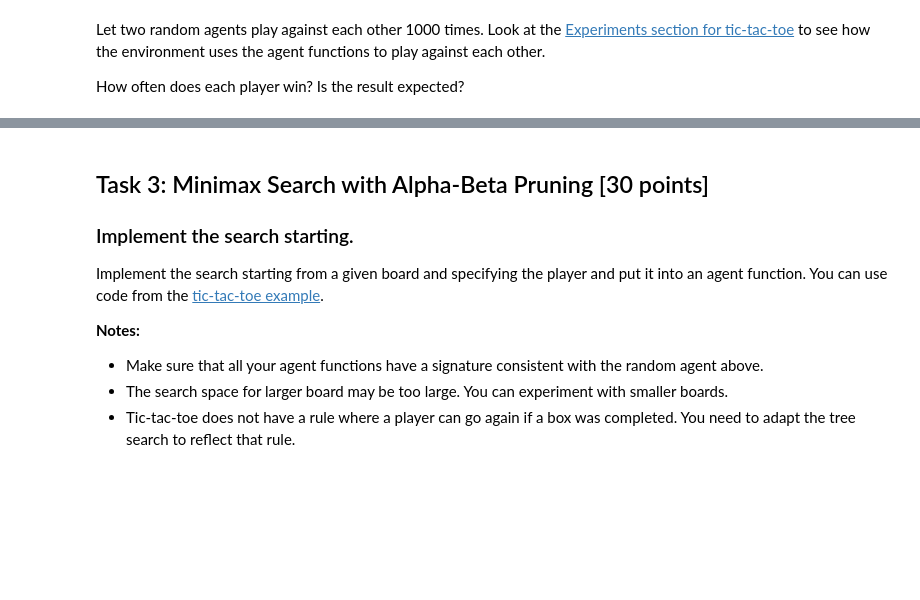
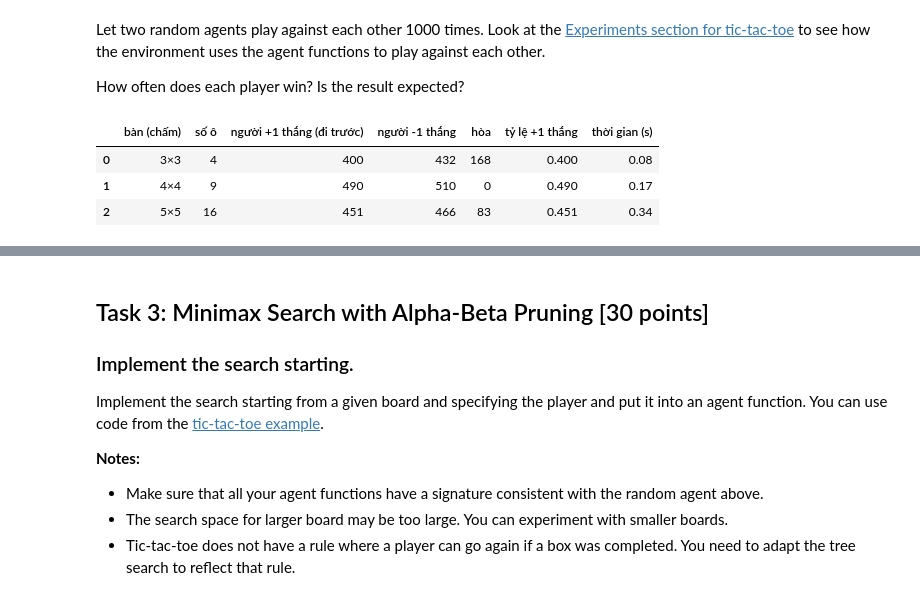
Before and after one commit to 10tothepowerof6/AdvancedAI-Repo, a Jupyter notebook: lab05_game_HuynhTanPhiHung_3124720026_DoXuanTrieu_3124720072_LeTanPhat_3124720050_LeNgocPhuc_3124720053/lab05 - game/assignment_dots_and_boxes.ipynb, the cells around one changed output, grey strips where cells are left out. Cells and saved outputs as stored; diff of their text form; code cells hidden in the pictures; blank space fills up the shorter version.

```diff
--- a/lab05_game_HuynhTanPhiHung_3124720026_DoXuanTrieu_3124720072_LeTanPhat_3124720050_LeNgocPhuc_3124720053/lab05 - game/assignment_dots_and_boxes.ipynb
+++ b/lab05_game_HuynhTanPhiHung_3124720026_DoXuanTrieu_3124720072_LeTanPhat_3124720050_LeNgocPhuc_3124720053/lab05 - game/assignment_dots_and_boxes.ipynb
@@ -121,0 +380,31 @@ The argument `player` is used for agents that do not store what side they are pl
+# %%
+# [Bài 10] Random agent: nhận bàn cờ (percept), trả một nước hợp lệ.
+def random_player(board, player=None):
+    """Chọn ngẫu nhiên đều một đoạn còn trống; `player` không dùng."""
+    moves = actions(board)
+    return moves[np.random.randint(len(moves))]
+
+# Môi trường: hai agent lần lượt đi, đóng ô thì được đi tiếp.
+def play_game(agent1, agent2, size=(4, 4), show_final_board=False):
+    """Chơi 1 ván, agent1 là người +1 và đi trước. Trả utility theo góc nhìn +1."""
+    board, player = new_board(*size), 1
+    agents = {1: agent1, -1: agent2}
+    while not terminal(board):
+        action = agents[player](board, player)
+        new = result(board, player, action)
+        player = next_player(board, new, player)
+        board = new
+    if show_final_board:
+        show_board(board)
+    return utility(board, 1)
+
+def play(agent1, agent2, N=1000, size=(4, 4)):
+    """Cho hai agent đấu N ván; agent1 (+1) luôn đi trước."""
+    results = {1: 0, -1: 0, 0: 0}
+    for _ in range(N):
+        results[play_game(agent1, agent2, size)] += 1
+    return results
+
+np.random.seed(42)
+print('Một ván mẫu trên bàn 4×4 chấm, kết quả theo người +1:',
+      play_game(random_player, random_player, show_final_board=True))
@@ -127,0 +425,19 @@ How often does each player win? Is the result expected?
+# %%
+# [Bài 10] Hai random agent đấu 1000 ván trên nhiều kích thước bàn (seed 42).
+import time
+rows_out = []
+for size in [(3, 3), (4, 4), (5, 5)]:
+    np.random.seed(42)
+    start = time.perf_counter()
+    res = play(random_player, random_player, N=1000, size=size)
+    elapsed = time.perf_counter() - start
+    rows_out.append({'bàn (chấm)': f'{size[0]}×{size[1]}', 'số ô': count_boxes(*size),
+                     'người +1 thắng (đi trước)': res[1], 'người -1 thắng': res[-1], 'hòa': res[0],
+                     'tỷ lệ +1 thắng': res[1] / 1000, 'thời gian (s)': round(elapsed, 2)})
+random_table = pd.DataFrame(rows_out)
+random_table
+# %% [output]
+|  | bàn (chấm) | số ô | người +1 thắng (đi trước) | người -1 thắng | hòa | tỷ lệ +1 thắng | thời gian (s) |
+| 0 | 3×3 | 4 | 400 | 432 | 168 | 0.400 | 0.08 |
+| 1 | 4×4 | 9 | 490 | 510 | 0 | 0.490 | 0.17 |
+| 2 | 5×5 | 16 | 451 | 466 | 83 | 0.451 | 0.34 |
```
Also changed, not shown: parts of 19 cells of this notebook.
